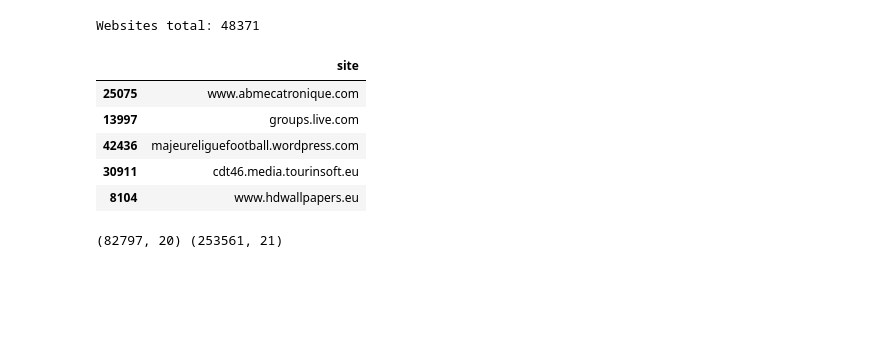
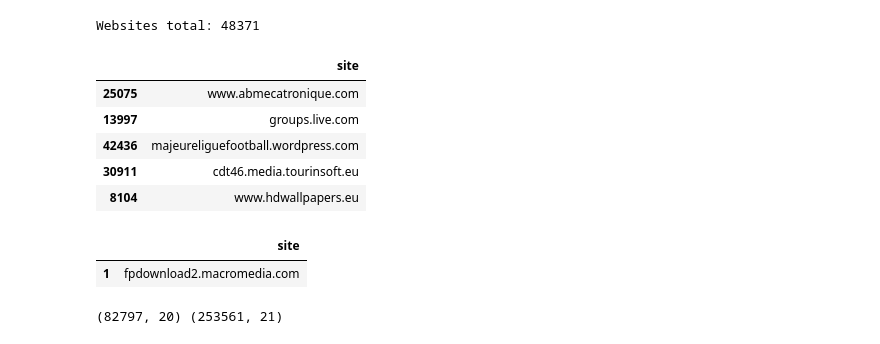
Before and after one commit to Eldar7/mlcourse_open, a Jupyter notebook: jupyter_russian/homeworks/hw6_part1_logit_baseline.ipynb, the cells around one changed output. Cells and saved outputs as stored; diff of their text form; code cells hidden in the pictures; blank space fills up the shorter version.

```diff
--- a/jupyter_russian/homeworks/hw6_part1_logit_baseline.ipynb
+++ b/jupyter_russian/homeworks/hw6_part1_logit_baseline.ipynb
@@ -65,6 +65,11 @@ Websites total: 48371
 | 42436 | majeureliguefootball.wordpress.com |
 | 30911 | cdt46.media.tourinsoft.eu |
 | 8104 | www.hdwallpapers.eu |
+# %%
+sites_dict[sites_dict.index == 1]
+# %% [output]
+|  | site |
+| 1 | fpdownload2.macromedia.com |
 # %%
 # Answer
 print(test_df.shape, train_df.shape)
```
Also changed, not shown: parts of 28 cells of this notebook, 1 other file.
